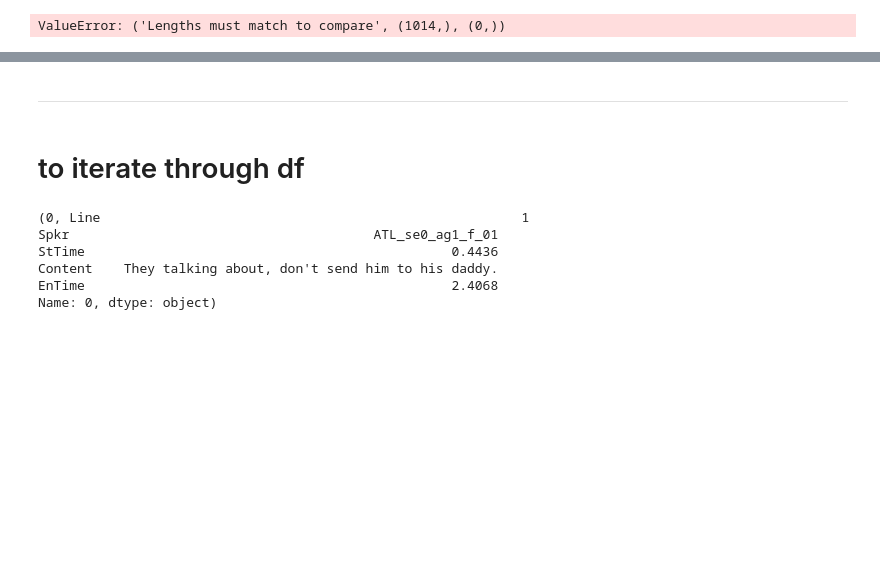
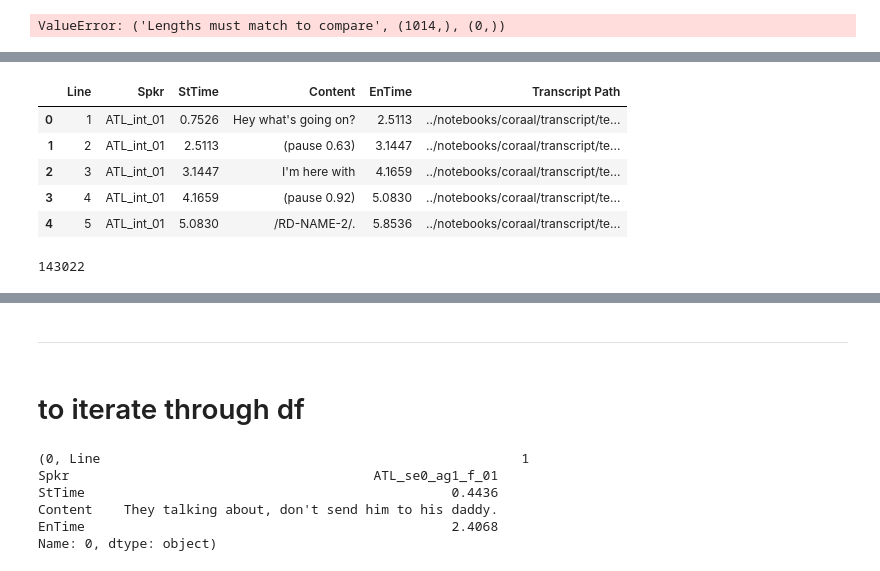
Before and after one commit to NACME-AIML-2024/final-project-dialect-dynamics, a Jupyter notebook: notebooks/cleaning-data.ipynb, the cells around one changed output, grey strips where cells are left out. Saved outputs shown, nothing was run; the diff lists cells and outputs as text; code cells hidden in the pictures; blank space fills up the shorter version.

```diff
--- a/notebooks/cleaning-data.ipynb
+++ b/notebooks/cleaning-data.ipynb
@@ -345,0 +382,7 @@ ValueError: ('Lengths must match to compare', (1014,), (0,))
+# %%
+# Set the path to your directory
+transcript_dir = '../notebooks/coraal/transcript/text'
+
+# Create a list of file paths
+transcript_paths = [os.path.join(transcript_dir, filename) for filename in os.listdir(transcript_dir) if filename.endswith('.txt')]
+transcript_paths
@@ -345,0 +428,29 @@ ValueError: ('Lengths must match to compare', (1014,), (0,))
+# %%
+def transcript_properties(filepath):
+    df = pd.read_csv(filepath, delimiter="\t", index_col="Line")
+    df['Transcript Path'] = filepath
+    return df
+
+# List to hold individual DataFrames
+transcript_df = []
+
+# Iterate through each file path, read the DataFrame, and append it to the list
+for path in transcript_paths:
+    transcript_df.append(transcript_properties(path))
+
+# Concatenate all DataFrames in the list into a single DataFrame
+transcript_df = pd.concat(transcript_df).reset_index()
+
+# Display the combined DataFrame
+transcript_df.head()
+# %% [output]
+|  | Line | Spkr | StTime | Content | EnTime | Transcript Path |
+| 0 | 1 | ATL_int_01 | 0.7526 | Hey what's going on? | 2.5113 | ../notebooks/coraal/transcript/te... |
+| 1 | 2 | ATL_int_01 | 2.5113 | (pause 0.63) | 3.1447 | ../notebooks/coraal/transcript/te... |
+| 2 | 3 | ATL_int_01 | 3.1447 | I'm here with | 4.1659 | ../notebooks/coraal/transcript/te... |
+| 3 | 4 | ATL_int_01 | 4.1659 | (pause 0.92) | 5.0830 | ../notebooks/coraal/transcript/te... |
+| 4 | 5 | ATL_int_01 | 5.0830 | /RD-NAME-2/. | 5.8536 | ../notebooks/coraal/transcript/te... |
+# %%
+transcript_df.size
+# %% [output]
+143022
```
Also changed, not shown: parts of 16 cells of this notebook.
